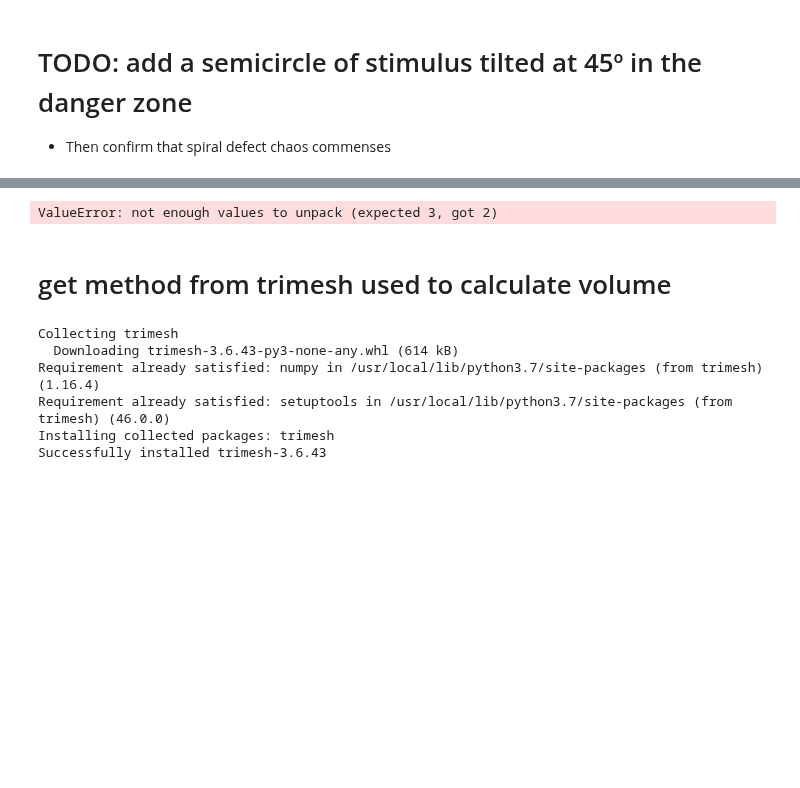
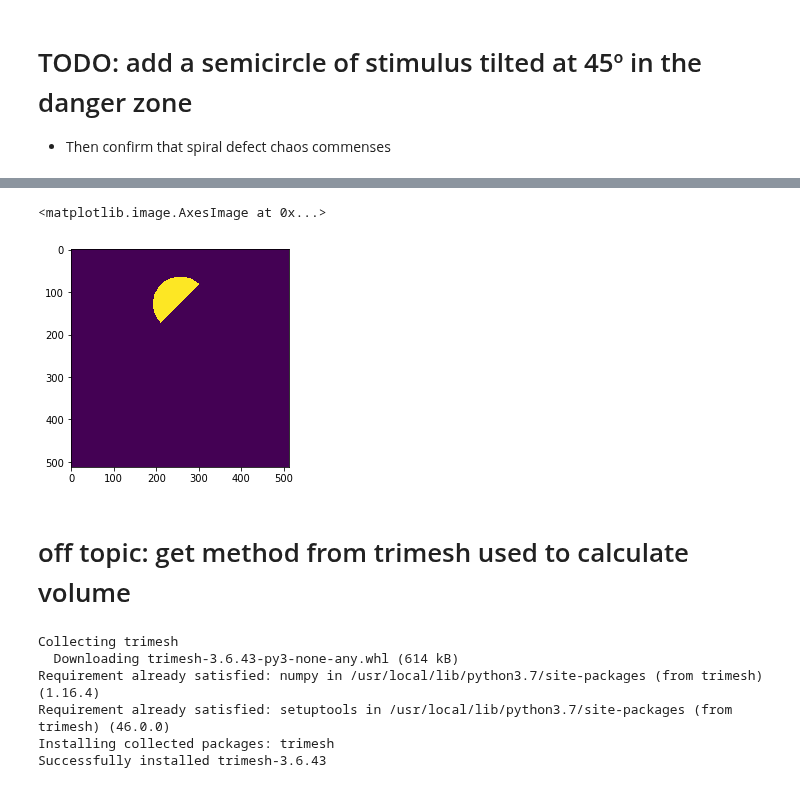
Before and after one commit to timtyree/care, a Jupyter notebook: notebooks/Create Initial Conditions That Result in Spiral Defect Chaos.ipynb, the cells around one changed output, grey strips where cells are left out. Drawn from its saved outputs; the diff is of its cells as text; code cells hidden in the pictures; blank space fills up the shorter version.

```diff
--- a/notebooks/Create Initial Conditions That Result in Spiral Defect Chaos.ipynb
+++ b/notebooks/Create Initial Conditions That Result in Spiral Defect Chaos.ipynb
@@ -224,8 +99,0 @@ a = np.array(line).T
-# %%
-img = 0*txt[...,0].copy()
-# for j, l, row in enumerate(zip(list(line[0]), txty)):
-for j, l, row in enumerate(zip(line, txty)):
-    boo = row<l
-    img[j,:]
-# %% [output]
-ValueError: not enough values to unpack (expected 3, got 2)
@@ -252,0 +100,16 @@ plt.savefig?
+# %%
+#make initialization conditions
+deg = 45
+x0 = 512/2
+y0 = 512/4
+
+#make the initialization mesh
+img = 0*txt[...,0].copy()
+color_left_of_line(out=img, x0=x0, y0=y0, deg = deg, value=1.)  #make left of line mesh 0 or 1
+color_outside_range(out=img, x0=x0,y0=y0,r=64, val=0.0)  #make circle mesh 0 or 1
+#already done: hadamard product of the two.
+
+plt.imshow(img)
+# %% [output]
+<matplotlib.image.AxesImage at 0x...>
+[figure, added]
@@ -253,5 +147,5 @@ plt.savefig?
 # %% [markdown]
-# get method from trimesh used to calculate volume
+# off topic: get method from trimesh used to calculate volume
 # %%
 !pip3 install trimesh
 # %% [output]
```
Also changed, not shown: parts of 40 cells of this notebook, 15 other files.
